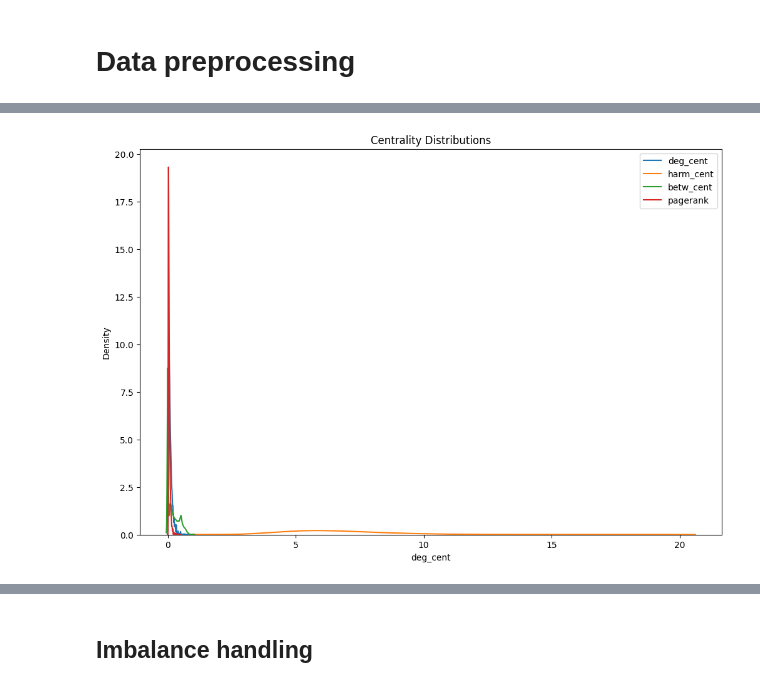
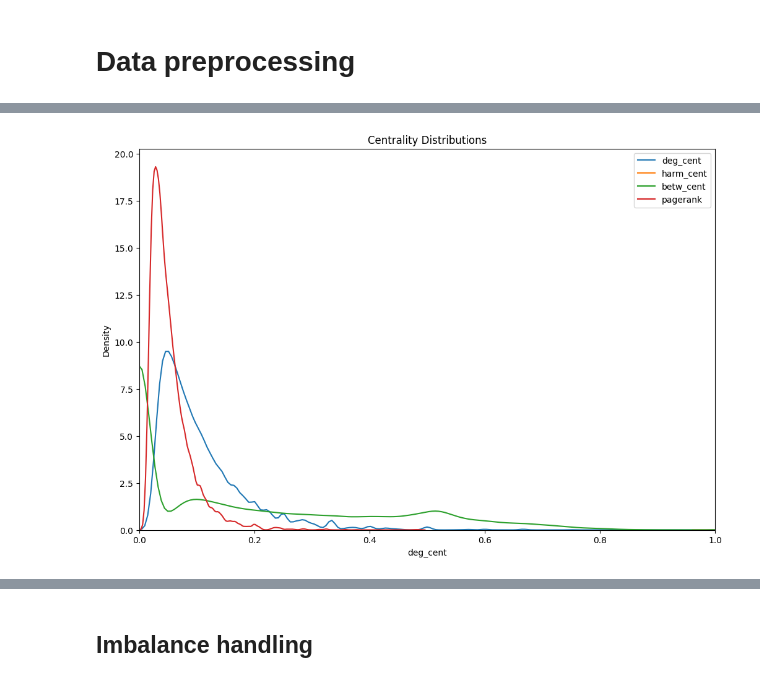
Before and after one commit to nifeolaj/tree-root-prediction, a Jupyter notebook: model.ipynb, the cells around one changed output, grey strips where cells are left out. Drawn from its saved outputs; the diff is of its cells as text; code cells hidden in the pictures.

```diff
--- a/model.ipynb
+++ b/model.ipynb
@@ -117,6 +149,5 @@ def compute_centralities(edge_list):
 # %%
-
-# 3. Build expanded training data
+# 3. Build expanded training data with extended centrality and graph metrics
 train_rows = []
 for idx, row in train_df.iterrows():
     edges = ast.literal_eval(row['edgelist'])
@@ -133,10 +164,10 @@ for idx, row in train_df.iterrows():
             'harm_cent': feats[1],
             'betw_cent': feats[2],
             'pagerank': feats[3],
-            'eigen_cent': feats[4],
-            'katz_cent': feats[5],
-            'load_cent': feats[6],
-            'avg_neigh_deg': feats[7],
+            'katz_cent': feats[4],
+            'load_cent': feats[5],
+            'avg_neigh_deg': feats[6],
+            'closeness_cent': feats[7],
             'target': 1 if node == root else 0
         })
 # %%
@@ -163,12 +194,12 @@ print(expanded_train.head(20))  # Show first few rows of expanded training data
 # %%
-
 # 4. Analyze Centrality Distributions
 plt.figure(figsize=(12,8))
 for feature in ['deg_cent', 'harm_cent', 'betw_cent', 'pagerank']:
     sns.kdeplot(expanded_train[feature], label=feature)
 plt.title('Centrality Distributions')
 plt.legend()
+plt.xlim(0, 1)  # Limit x-axis from 0 to 5
 plt.show()
 # %% [output]
-[figure, old version]
+[figure, new version]
 # %%
```
Also changed, not shown: parts of 15 cells of this notebook, 2 other files.
